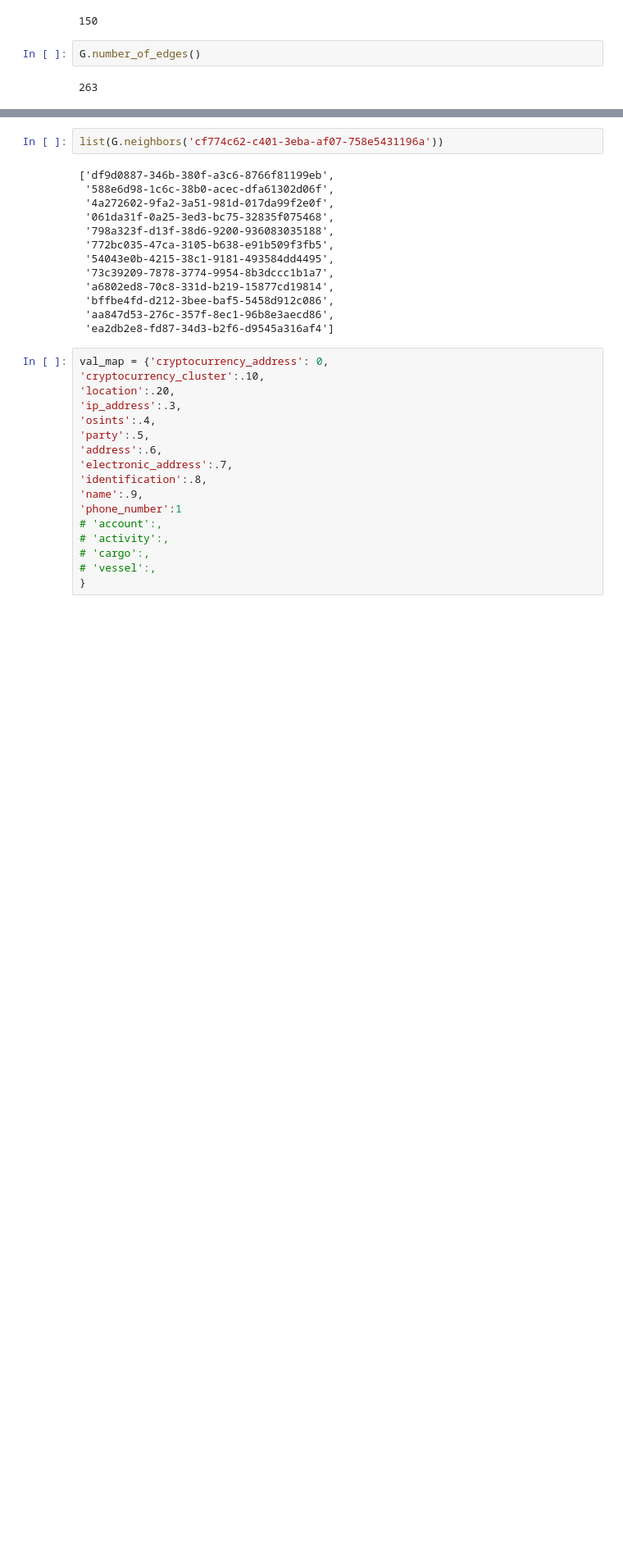
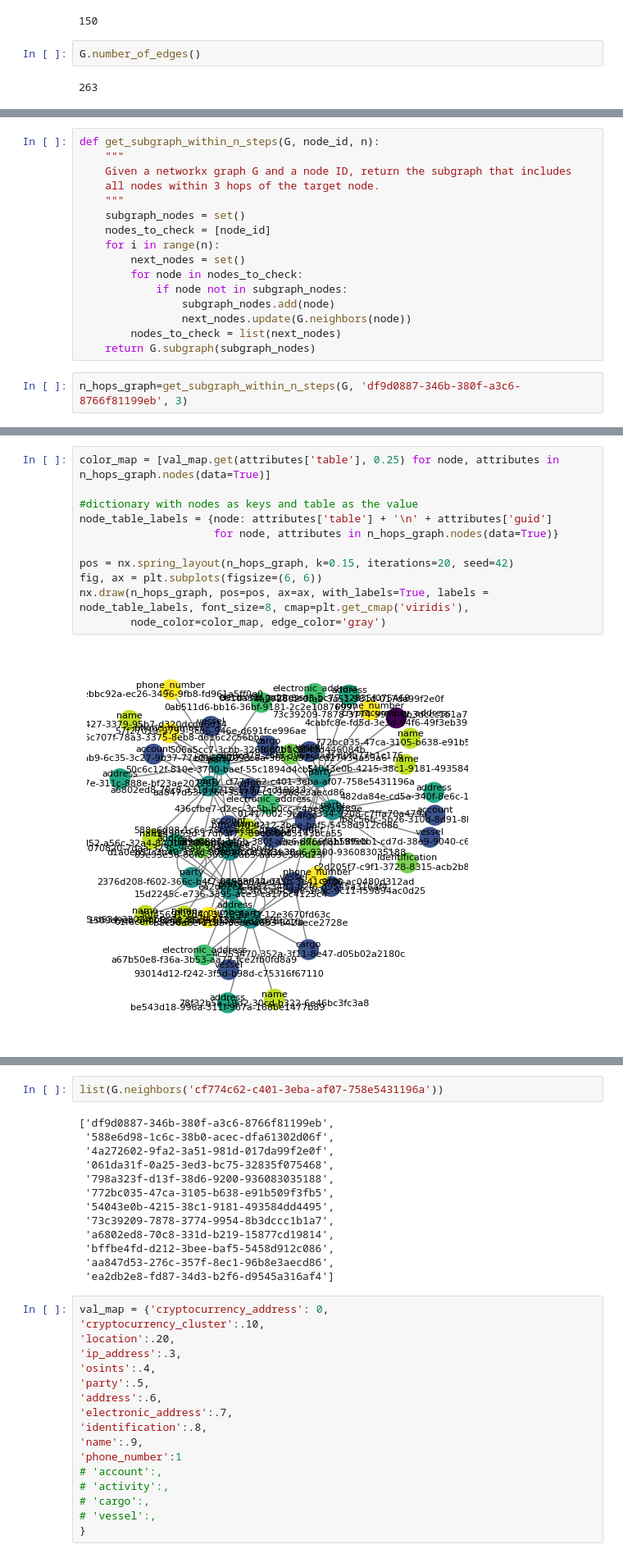
Before and after one commit to bhooper13/MM_Analyst_Party_Snapshot, a Jupyter notebook: networkx testing.ipynb, the cells around one changed output, grey strips where cells are left out. Shown at 82% size. Saved outputs shown, nothing was run; the diff lists cells and outputs as text; blank space fills up the shorter version.

```diff
--- a/networkx testing.ipynb
+++ b/networkx testing.ipynb
@@ -38,0 +136,18 @@ list(G.nodes)
+# %%
+def get_subgraph_within_n_steps(G, node_id, n):
+    """
+    Given a networkx graph G and a node ID, return the subgraph that includes
+    all nodes within 3 hops of the target node.
+    """
+    subgraph_nodes = set()
+    nodes_to_check = [node_id]
+    for i in range(n):
+        next_nodes = set()
+        for node in nodes_to_check:
+            if node not in subgraph_nodes:
+                subgraph_nodes.add(node)
+                next_nodes.update(G.neighbors(node))
+        nodes_to_check = list(next_nodes)
+    return G.subgraph(subgraph_nodes)
+# %%
+n_hops_graph=get_subgraph_within_n_steps(G, 'df9d0887-346b-380f-a3c6-8766f81199eb', 3)
@@ -38,0 +193,13 @@ list(G.nodes)
+# %%
+color_map = [val_map.get(attributes['table'], 0.25) for node, attributes in n_hops_graph.nodes(data=True)]
+
+#dictionary with nodes as keys and table as the value
+node_table_labels = {node: attributes['table'] + '\n' + attributes['guid']
+                     for node, attributes in n_hops_graph.nodes(data=True)}
+
+pos = nx.spring_layout(n_hops_graph, k=0.15, iterations=20, seed=42)
+fig, ax = plt.subplots(figsize=(6, 6))
+nx.draw(n_hops_graph, pos=pos, ax=ax, with_labels=True, labels = node_table_labels, font_size=8, cmap=plt.get_cmap('viridis'),
+        node_color=color_map, edge_color='gray')
+# %% [output]
+[figure, added]
```
Also changed, not shown: parts of 25 cells of this notebook, 9 other files.
